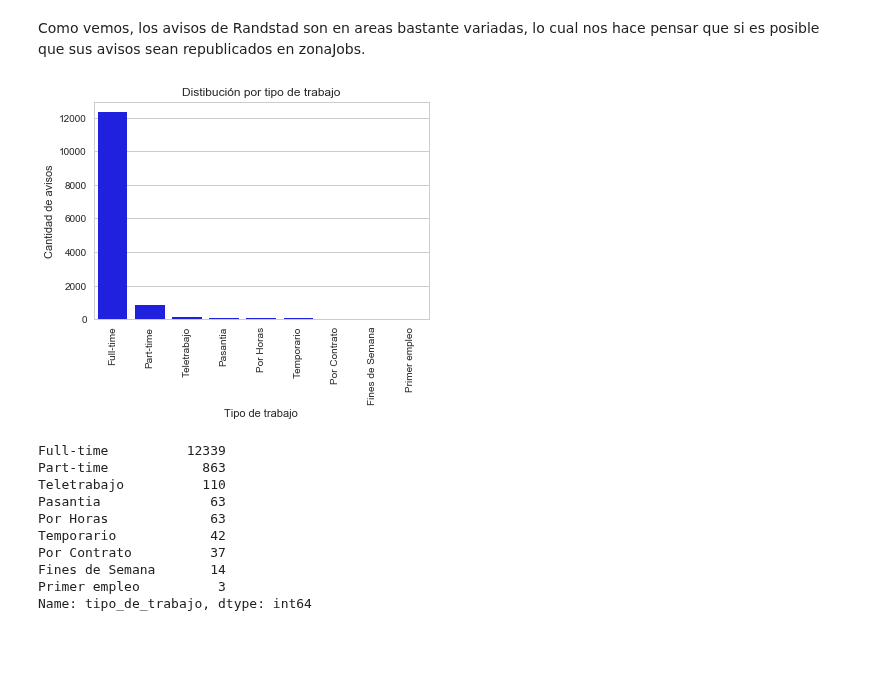
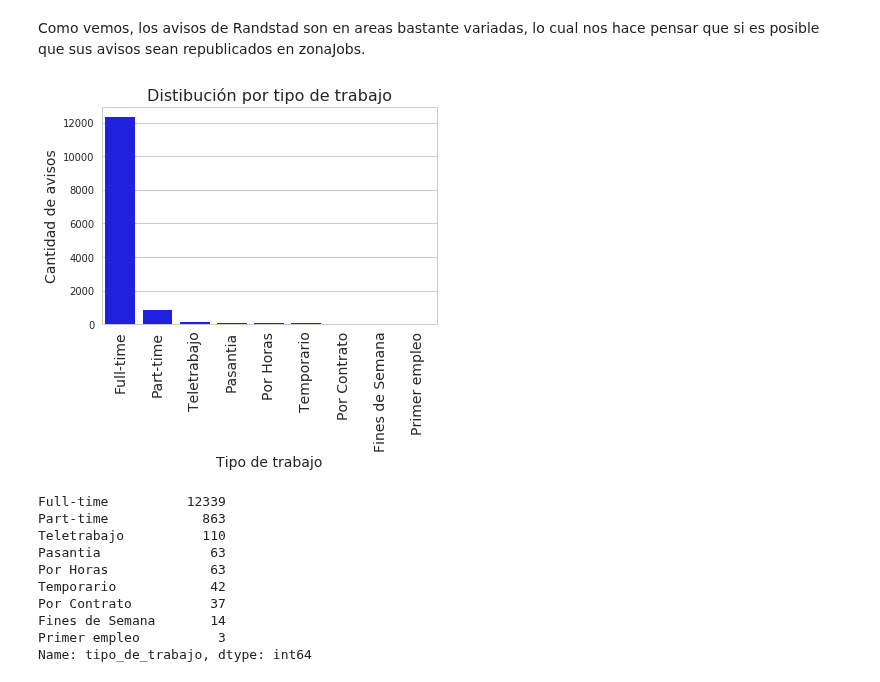
Before and after one commit to FrancoLiberali/tp1-orga-datos-1c2018, a Jupyter notebook: AnalisisExplorario.ipynb, the cells around one changed output. Saved outputs shown, nothing was run; the diff lists cells and outputs as text; code cells hidden in the pictures; blank space fills up the shorter version.

```diff
--- a/AnalisisExplorario.ipynb
+++ b/AnalisisExplorario.ipynb
@@ -28,7 +28,8 @@ plt.style.use('default') # haciendo los graficos un poco mas bonitos en matplotl
 sns.set(style="whitegrid") # seteando tipo de grid en seaborn
 %matplotlib inline
 
-RUTA_DATOS = '../datos_navent_fiuba/'
+#RUTA_DATOS = '../datos_navent_fiuba/'
+RUTA_DATOS = 'Desktop/datos_navent_fiuba/'
 # %% [markdown]
 #### Carga de datos
 # %%
@@ -578,12 +594,12 @@ Como vemos, los avisos de Randstad son en areas bastante variadas, lo cual nos h
 # %%
 tipo_de_trabajo = avisos_detalle["tipo_de_trabajo"].value_counts()
 g = sns.barplot(x=tipo_de_trabajo.index, y = tipo_de_trabajo.values, orient = 'v', color = 'b')
-g.set_title('Distibución por tipo de trabajo')
-g.set_xlabel('Tipo de trabajo')
-g.set_ylabel('Cantidad de avisos')
-g.set_xticklabels(g.get_xticklabels(), rotation = 90);
+g.set_title('Distibución por tipo de trabajo', fontsize=16)
+g.set_xlabel('Tipo de trabajo', fontsize=14)
+g.set_ylabel('Cantidad de avisos', fontsize=14)
+g.set_xticklabels(g.get_xticklabels(), rotation = 90, fontsize=14);
 # %% [output]
-[figure, old version]
+[figure, new version]
 # %%
 tipo_de_trabajo
 # %% [output]
```
Also changed, not shown: parts of 25 cells of this notebook.
